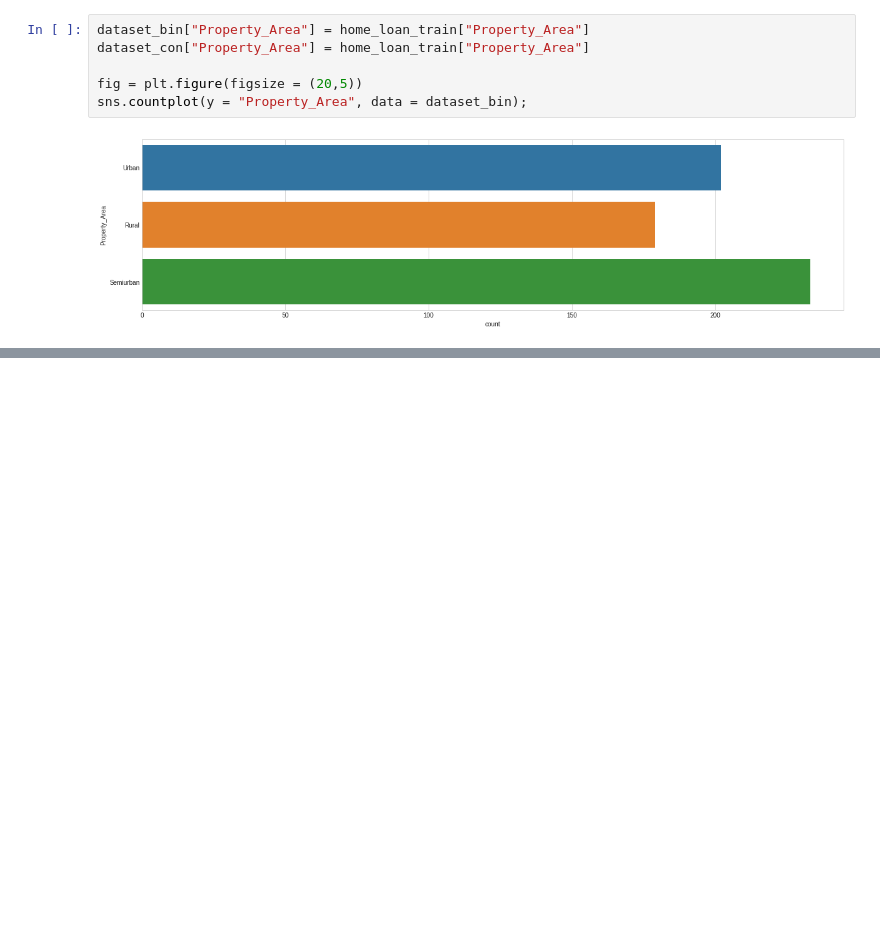
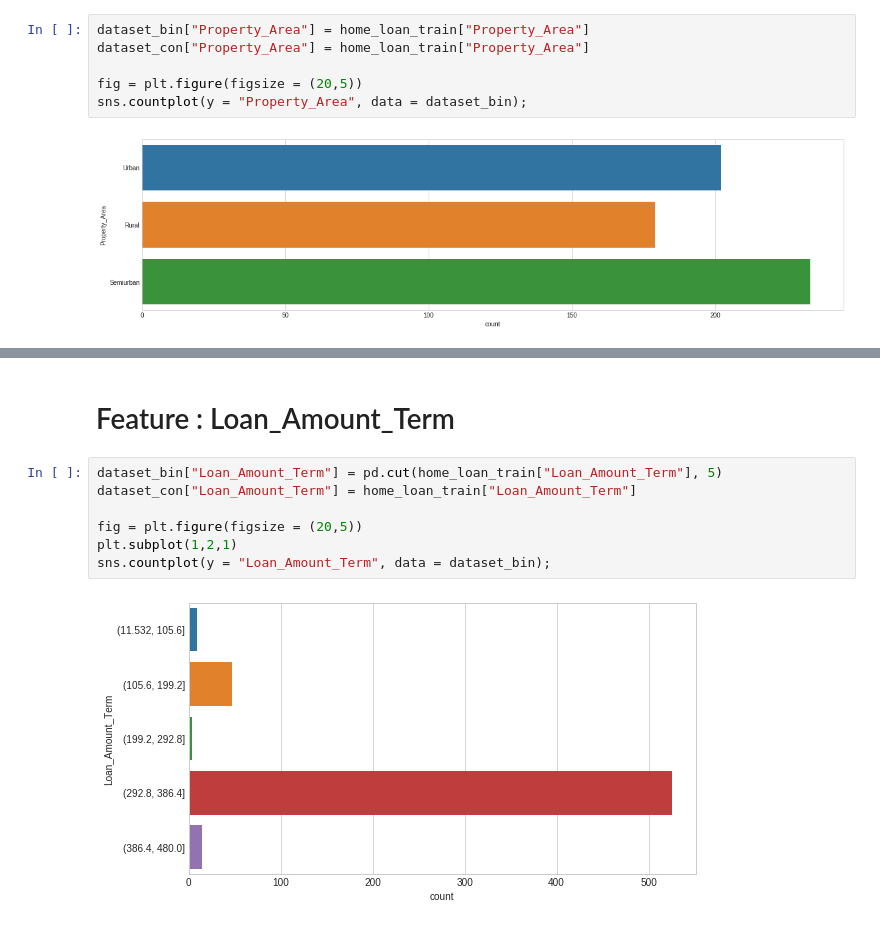
Before and after one commit to NilSagor/eda-tut, a Jupyter notebook: home_loan.ipynb, the cells around one changed output, grey strips where cells are left out. Saved outputs shown, nothing was run; the diff lists cells and outputs as text; blank space fills up the shorter version.

```diff
--- a/home_loan.ipynb
+++ b/home_loan.ipynb
@@ -284,0 +325,11 @@ sns.countplot(y = "Property_Area", data = dataset_bin);
+# %% [markdown]
+# Feature : Loan_Amount_Term
+# %%
+dataset_bin["Loan_Amount_Term"] = pd.cut(home_loan_train["Loan_Amount_Term"], 5)
+dataset_con["Loan_Amount_Term"] = home_loan_train["Loan_Amount_Term"]
+
+fig = plt.figure(figsize = (20,5))
+plt.subplot(1,2,1)
+sns.countplot(y = "Loan_Amount_Term", data = dataset_bin);
+# %% [output]
+[figure, added]
```
Also changed, not shown: parts of 8 cells of this notebook.
